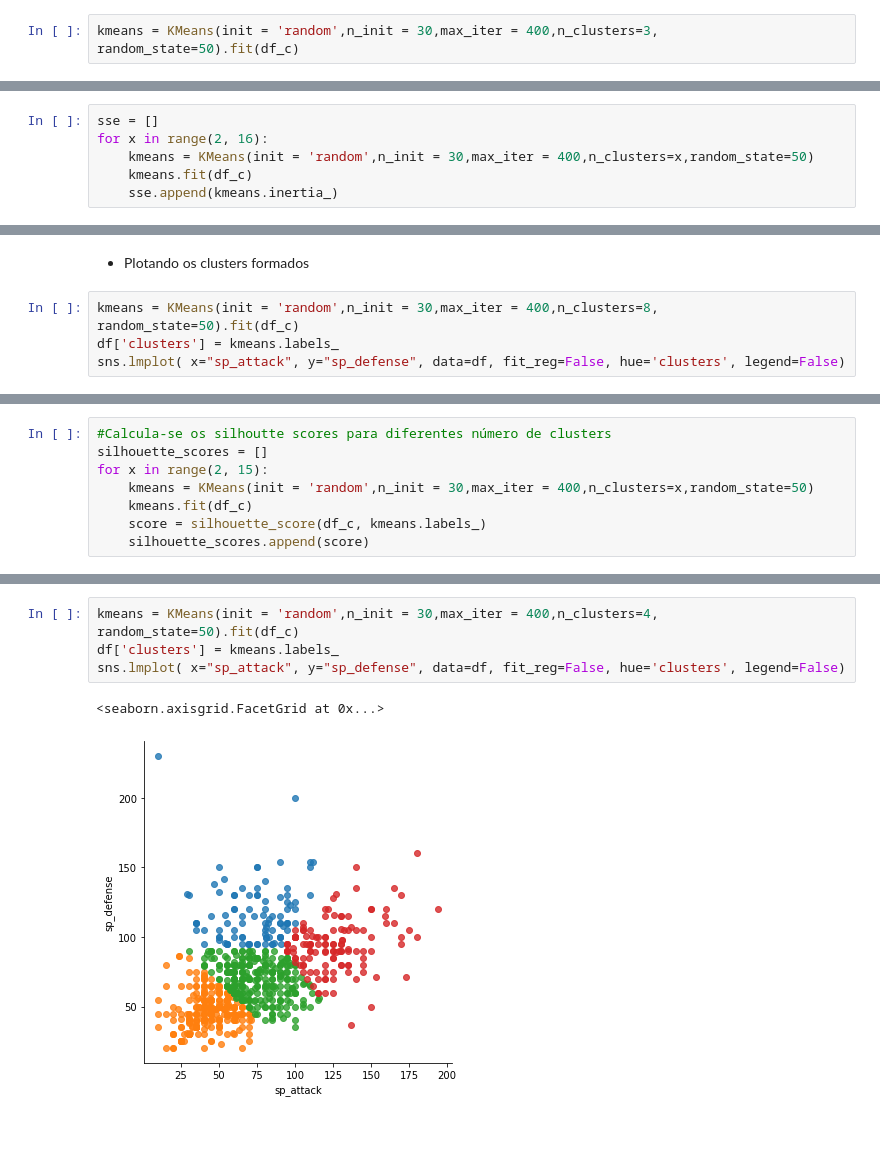
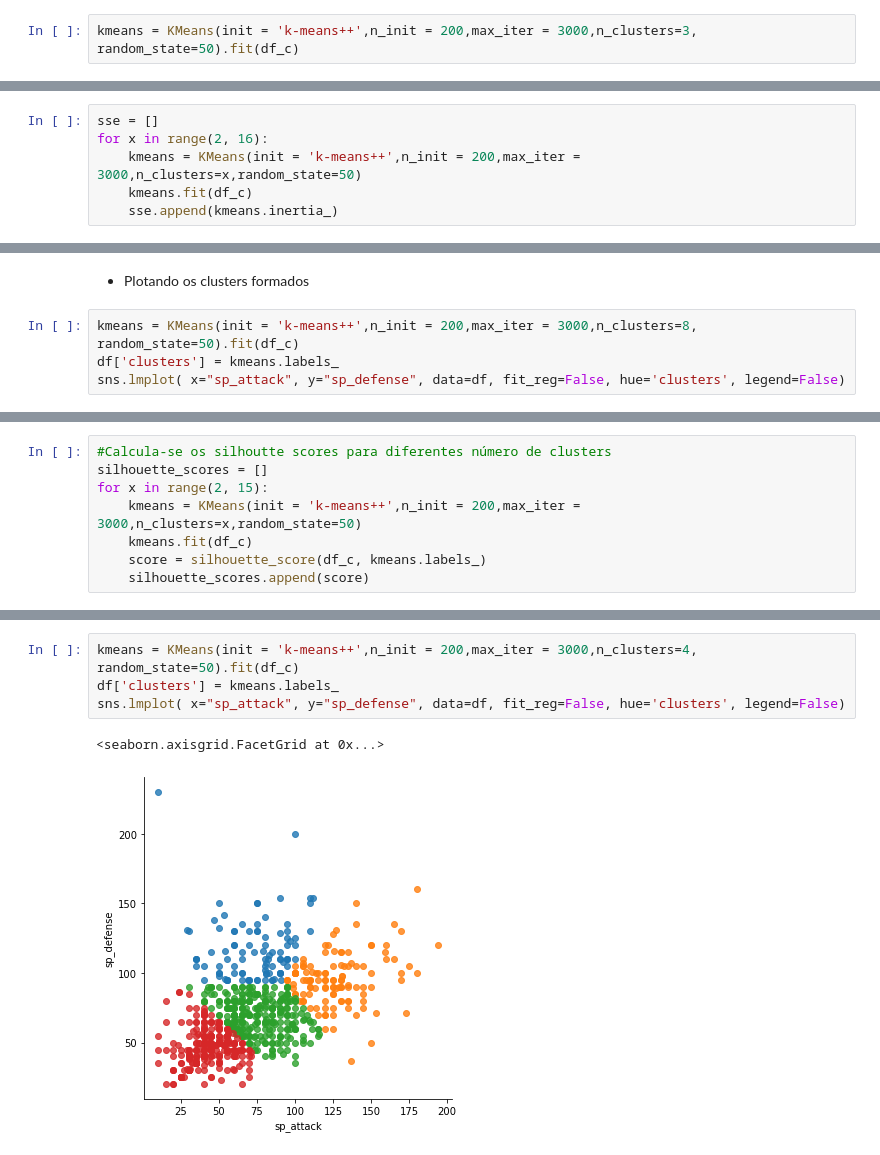
Before and after one commit to GCabral95/Aprendizado-Nao-Supervisionado, a Jupyter notebook: Agrupamentos.ipynb, the cells around one changed output, grey strips where cells are left out. Saved outputs shown, nothing was run; the diff lists cells and outputs as text.

```diff
--- a/Agrupamentos.ipynb
+++ b/Agrupamentos.ipynb
@@ -354,7 +359,7 @@ dtype: object
     * max_iter - Número máximo de iterações do algoritmo em uma execução
     * n_clusters - número de clusters a serem formados, assim como o número de centróides
 # %%
-kmeans = KMeans(init = 'random',n_init = 30,max_iter = 400,n_clusters=3, random_state=50).fit(df_c)
+kmeans = KMeans(init = 'k-means++',n_init = 200,max_iter = 3000,n_clusters=3, random_state=50).fit(df_c)
 # %%
 df['clusters'] = kmeans.labels_
 # %% [markdown]
@@ -369,7 +374,7 @@ sns.lmplot( x="sp_attack", y="sp_defense", data=df, fit_reg=False, hue='clusters
 # %%
 sse = []
 for x in range(2, 16):
-    kmeans = KMeans(init = 'random',n_init = 30,max_iter = 400,n_clusters=x,random_state=50)
+    kmeans = KMeans(init = 'k-means++',n_init = 200,max_iter = 3000,n_clusters=x,random_state=50)
     kmeans.fit(df_c)
     sse.append(kmeans.inertia_)
 # %%
@@ -384,7 +389,7 @@ plt.show()
 # %% [markdown]
 * Plotando os clusters formados
 # %%
-kmeans = KMeans(init = 'random',n_init = 30,max_iter = 400,n_clusters=8, random_state=50).fit(df_c)
+kmeans = KMeans(init = 'k-means++',n_init = 200,max_iter = 3000,n_clusters=8, random_state=50).fit(df_c)
 df['clusters'] = kmeans.labels_
 sns.lmplot( x="sp_attack", y="sp_defense", data=df, fit_reg=False, hue='clusters', legend=False)
 # %% [output]
@@ -394,7 +399,7 @@ sns.lmplot( x="sp_attack", y="sp_defense", data=df, fit_reg=False, hue='clusters
 #Calcula-se os silhoutte scores para diferentes número de clusters
 silhouette_scores = []
 for x in range(2, 15):
-    kmeans = KMeans(init = 'random',n_init = 30,max_iter = 400,n_clusters=x,random_state=50)
+    kmeans = KMeans(init = 'k-means++',n_init = 200,max_iter = 3000,n_clusters=x,random_state=50)
     kmeans.fit(df_c)
     score = silhouette_score(df_c, kmeans.labels_)
     silhouette_scores.append(score)
@@ -409,7 +414,7 @@ plt.show()
 # %%
-kmeans = KMeans(init = 'random',n_init = 30,max_iter = 400,n_clusters=4, random_state=50).fit(df_c)
+kmeans = KMeans(init = 'k-means++',n_init = 200,max_iter = 3000,n_clusters=4, random_state=50).fit(df_c)
 df['clusters'] = kmeans.labels_
 sns.lmplot( x="sp_attack", y="sp_defense", data=df, fit_reg=False, hue='clusters', legend=False)
 # %% [output]
 <seaborn.axisgrid.FacetGrid at 0x...>
-[figure, old version]
+[figure, new version]
```
Also changed, not shown: parts of 30 cells of this notebook.
